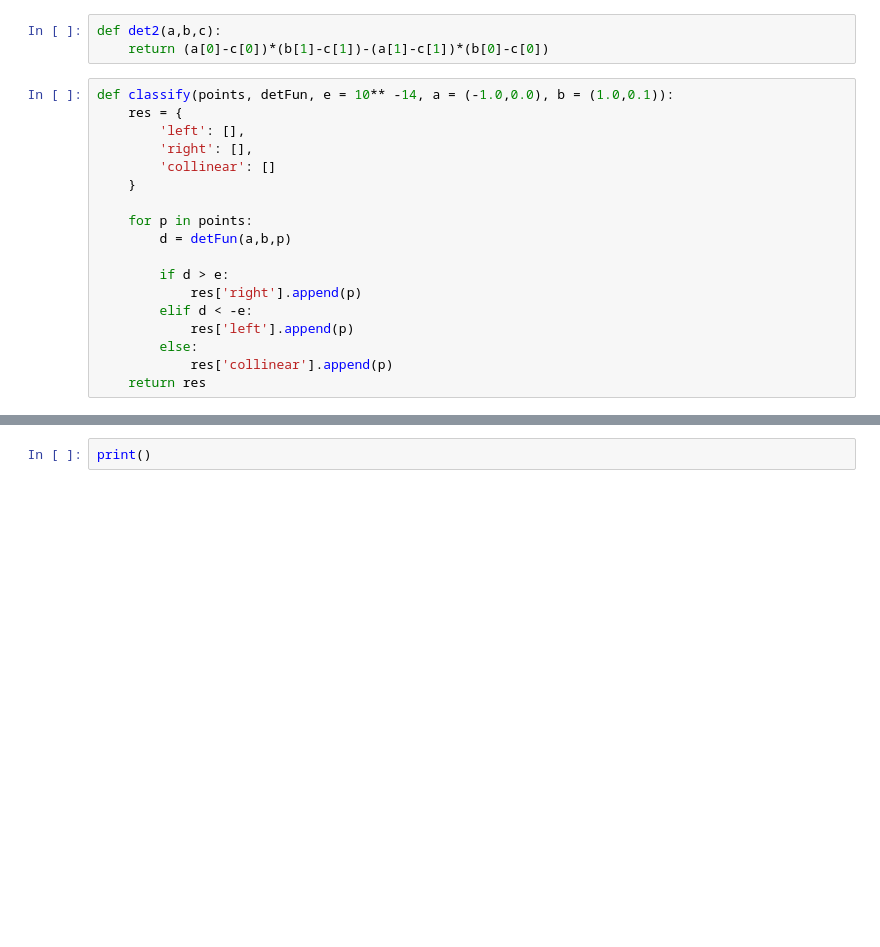
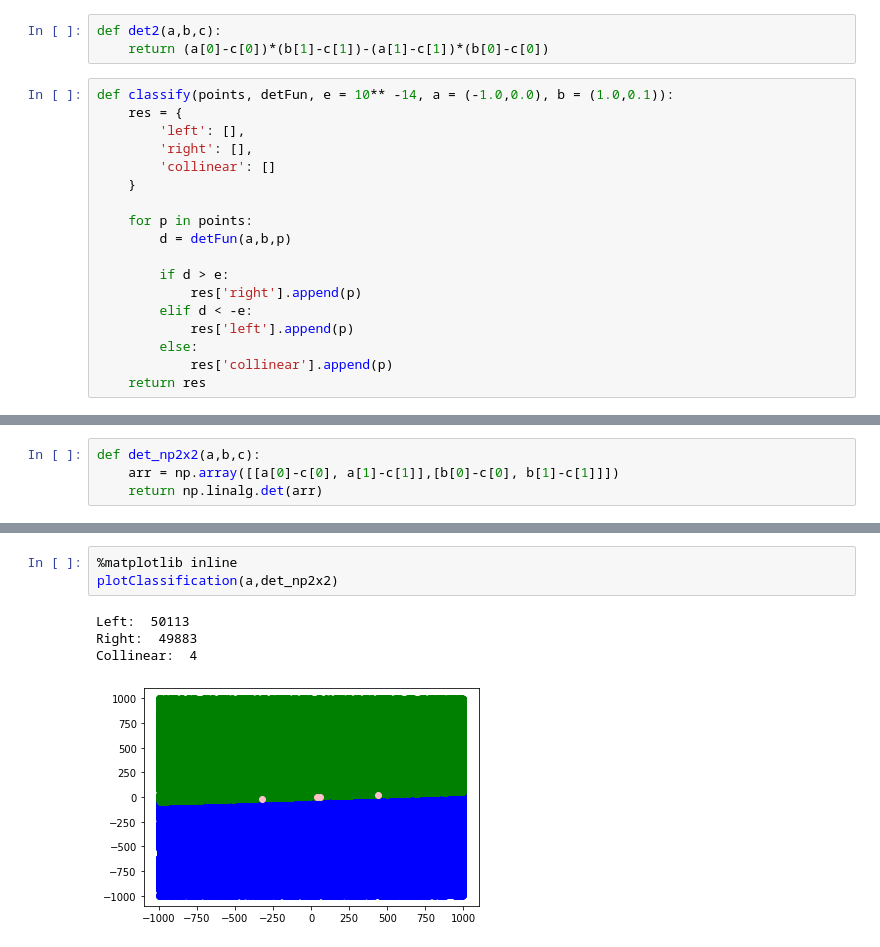
Before and after one commit to RysiekPrecikowski/geometryczne, a Jupyter notebook: lab1/testoweobrazki.ipynb, the cells around one changed output, grey strips where cells are left out. Drawn from its saved outputs; the diff is of its cells as text; blank space fills up the shorter version.

```diff
--- a/lab1/testoweobrazki.ipynb
+++ b/lab1/testoweobrazki.ipynb
@@ -133,2 +145,6 @@ def plotClassification(points, detFun, e = 10**-14, a = (-1.0,0.0), b = (1.0,0.1
+# %%
+def det_np2x2(a,b,c):
+    arr = np.array([[a[0]-c[0], a[1]-c[1]],[b[0]-c[0], b[1]-c[1]]])
+    return np.linalg.det(arr)
 # %%
 %matplotlib inline
@@ -141,2 +157,8 @@ Collinear:  685
-# %%
-print()
+# %%
+%matplotlib inline
+plotClassification(a,det_np2x2)
+# %% [output]
+Left:  50113
+Right:  49883
+Collinear:  4
+[figure, added]
```
Also changed, not shown: parts of 7 cells of this notebook.
